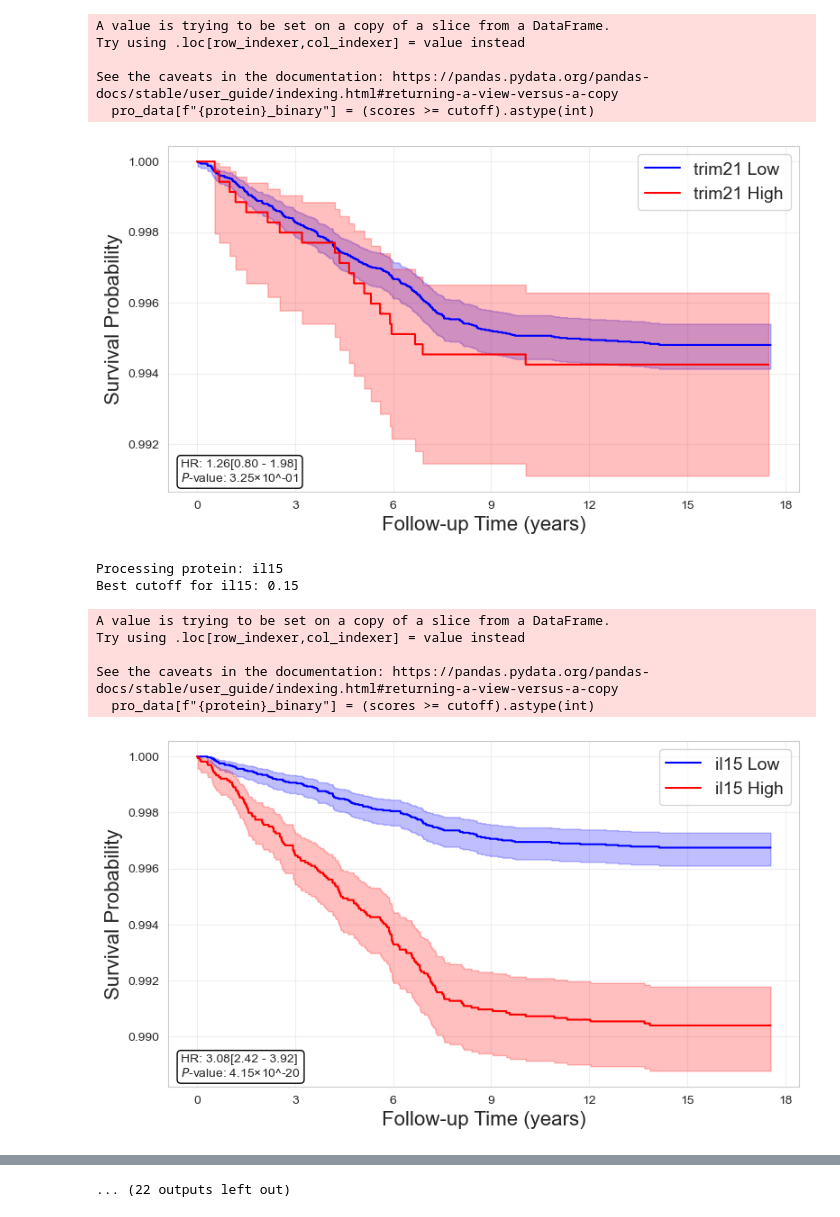
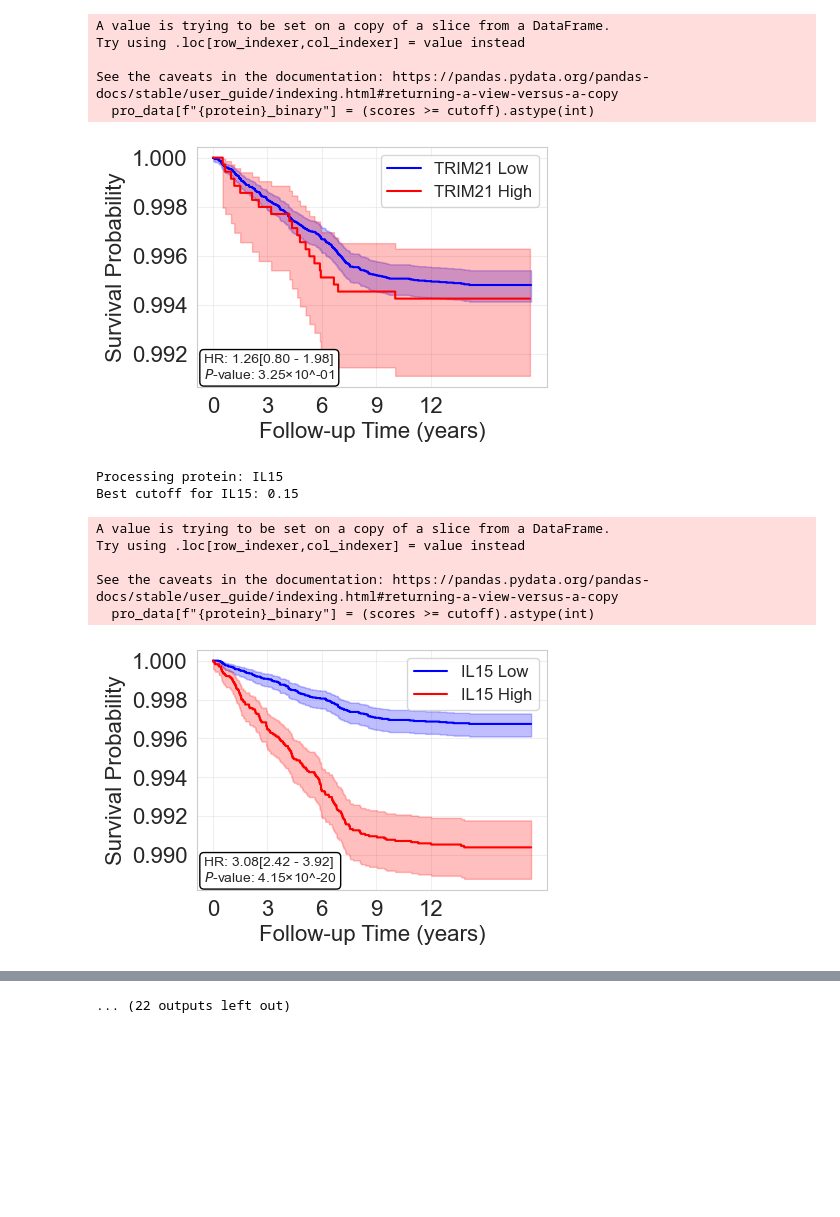
Before and after one commit to Jacob-X/SLE_Protein, a Jupyter notebook: 6.kaplan_meier_plot/1.kaplan_Meier.ipynb, the cells around one changed output, grey strips where cells are left out. Cells and saved outputs as stored; diff of their text form; code cells hidden in the pictures; blank space fills up the shorter version.

```diff
--- a/6.kaplan_meier_plot/1.kaplan_Meier.ipynb
+++ b/6.kaplan_meier_plot/1.kaplan_Meier.ipynb
@@ -4,9 +4,12 @@ import numpy as np
 import matplotlib.pyplot as plt
 from lifelines import KaplanMeierFitter, CoxPHFitter
 from sklearn.metrics import roc_curve
-from statsmodels.stats.multitest import multipletests
+from statsmodels.stats.multitest import multipletests  # 用于校正 p 值
 
 def calculate_youden_cutoff(y, scores):
+    """
+    根据最大化 Youden 指数来计算最佳截断值。
+    """
     fpr, tpr, thresholds = roc_curve(y, scores)
     youden_index = tpr - fpr
     best_index = np.argmax(youden_index)
@@ -14,6 +17,7 @@ def calculate_youden_cutoff(y, scores):
 
 
 def add_at_risk_table(ax, xticks, low_risk_at_risk, low_risk_events, high_risk_at_risk, high_risk_events):
+
     table = ax.table(
         cellText=[high_risk_at_risk,high_risk_events,low_risk_at_risk,low_risk_events],
         rowLabels=["High Protein At Risk","High Protein Events","Low Protein At Risk","Low Protein Events"],
@@ -25,37 +29,55 @@ def add_at_risk_table(ax, xticks, low_risk_at_risk, low_risk_events, high_risk_a
     table.auto_set_font_size(False)
     table.set_fontsize(14)
     table.auto_set_column_width(col=list(range(len(xticks))))
+    # 隐藏表格的边框
     for key, cell in table.get_celld().items():
-        cell.set_linewidth(0)
+        cell.set_linewidth(0)  # 设置边框线宽为 0
 
 
 def plot_kaplan_meier(kmf, time, y, low_risk, high_risk, protein, xticks, output_path, cph, pro_data, pro_labels, time_column, covariates):
+    """
+    绘制 Kaplan-Meier 曲线、在风险人数表，并在左下角显示 Cox 模型结果（HR、95% CI 和校正后的 p 值）。
+    """
+    plt.figure(figsize=(5, 5))
+    ax = plt.gca()
 
-    plt.figure(figsize=(10, 8))
-    ax = plt.gca()
+    # 绘制低风险组曲线
     kmf.fit(time[low_risk], event_observed=y[low_risk], label=f"{protein} Low")
     kmf.plot(ax=ax, ci_show=True, linestyle='-', color='blue')
 
+    # 绘制高风险组曲线
     kmf.fit(time[high_risk], event_observed=y[high_risk], label=f"{protein} High")
     kmf.plot(ax=ax, ci_show=True, linestyle='-', color='red')
+
+    # 添加图标题和轴标签
+    # plt.title(f"Kaplan-Meier Survival Curve for {protein}")
     plt.xlabel("Follow-up Time (years)",fontsize=16)
     plt.ylabel("Survival Probability",fontsize=16)
-    plt.legend(loc="best",fontsize=14)
+    plt.xticks(fontsize = 16)
+    plt.yticks(fontsize=16)
+    plt.legend(loc="best",fontsize=12)
     plt.grid(alpha=0.3)
     plt.xticks(xticks)
 
+    # 添加在风险人数表
+    # 计算高/低风险组在风险人数和事件数
     low_risk_at_risk = [sum((time[low_risk] >= t) & (y[low_risk] == 0)) for t in xticks]
     high_risk_at_risk = [sum((time[high_risk] >= t) & (y[high_risk] == 0)) for t in xticks]
     low_risk_events = [sum((time[low_risk] < t) & (y[low_risk] == 1)) for t in xticks]
     high_risk_events = [sum((time[high_risk] < t) & (y[high_risk] == 1)) for t in xticks]
 
+    # 添加在风险人数表
+    # add_at_risk_table(ax, xticks, low_risk_at_risk, low_risk_events, high_risk_at_risk, high_risk_events)
+
     cox_data = pd.concat([pro_data[[f"{protein}_binary"]], pro_labels[[time_column, "SLE"] + covariates]], axis=1)
     cox_data.columns = [f"{protein}_binary", "Time", "Event"] + covariates
     cph.fit(cox_data, duration_col="Time", event_col="Event")
+
     hr = cph.hazard_ratios_.loc[f"{protein}_binary"]
     ci_lower = np.exp(cph.confidence_intervals_.loc[f"{protein}_binary", "95% lower-bound"])
     ci_upper = np.exp(cph.confidence_intervals_.loc[f"{protein}_binary", "95% upper-bound"])
     p_value = cph.summary.loc[f"{protein}_binary", "p"]
+
     _, corrected_p_value, _, _ = multipletests([p_value], method="fdr_bh")
     corrected_p_value = corrected_p_value[0].item()  # 转换为标量
     corrected_p_value_sci = f"{corrected_p_value:.2e}".replace("e", "×10^").replace("^-", "^-")
@@ -74,53 +96,64 @@ def plot_kaplan_meier(kmf, time, y, low_risk, high_risk, protein, xticks, output
         bbox=dict(facecolor='white', edgecolor='black', boxstyle='round,pad=0.3')
     )
 
-
+    # 调整图表布局并保存图片
     plt.subplots_adjust(left=0.2, bottom=0.4)
+    plt.savefig(output_path, dpi=300, bbox_inches="tight")
     plt.show()
-
 
 
 def plot_kaplan_meier_and_cox(pro_data, pro_labels, time_column, covariates, output_dir):
     disease = "SLE"
     kmf = KaplanMeierFitter()
     cph = CoxPHFitter()
-    cutoff_dict = {}
+
+    cutoff_dict = {}  # 存储蛋白 cutoff 值
 
     for protein in pro_data.columns:
         print(f"Processing protein: {protein}")
+
         scores = pro_data[protein]
         y = pro_labels[disease]
         time = pro_labels[time_column]
         cutoff = calculate_youden_cutoff(y, scores)
         print(f"Best cutoff for {protein}: {cutoff:.2f}")
+
+        # 记录 cutoff 值
         cutoff_dict[protein] = cutoff
+
         pro_data[f"{protein}_binary"] = (scores >= cutoff).astype(int)
+
         high_risk = scores >= cutoff
         low_risk = scores < cutoff
-        max_time = time.max()
-        xticks = np.arange(0, max_time + 3, 3)
+
+        max_time = 15
+        # xticks = np.arange(0, max_time + 3, 3)
+        xticks = np.arange(0, max_time, 3)
 
         km_output_path = f"{output_dir}/{protein}_km_curve.pdf"
         plot_kaplan_meier(kmf, time, y, low_risk, high_risk, protein, xticks, km_output_path,
                           cph=CoxPHFitter(), pro_data=pro_data, pro_labels=pro_labels,
-                          time_column="fp-SLE", covariates=["sex", "ethnicity"])
+                          time_column="FP-SLE", covariates=["SEX", "ETHNICITY"])
 
+    # 保存 cutoff 值为 CSV
     cutoff_df = pd.DataFrame(list(cutoff_dict.items()), columns=['Protein', 'Cutoff'])
     cutoff_df.to_csv(f"{output_dir}/protein_cutoffs.csv", index=False)
     print(f"Cutoff values saved to {output_dir}/protein_cutoffs.csv")
 
-
-
 if __name__ == '__main__':
-
+    # 加载数据
     pro = pd.read_csv("/Volumes/data_files/UKB_data/processed_data/immune_pro.csv")
     pro = pro.fillna(pro.median(numeric_only=True))
     pro = pro[pro["fp-SLE"] > 0]
 
-    pro_data = pro[['trim21', 'il15', 'scarb2', 'lgals9', 'pdcd1', 'sod2', 'mepe', 'lag3', 'cxcl16', 'pomc', 'bst2']]
-    pro_labels = pro[["SLE", "fp-SLE", "sex", "ethnicity"]]
-    time_column = "fp-SLE"
-    covariates = ["sex", "ethnicity"]
+    pro.columns = pro.columns.str.upper()
+    # 提取特征和目标变量
+    pro_data = pro[['TRIM21', 'IL15', 'SCARB2', 'LGALS9', 'PDCD1', 'SOD2', 'MEPE', 'LAG3', 'CXCL16', 'POMC', 'BST2']]
+    pro_labels = pro[["SLE", "FP-SLE", "SEX", "ETHNICITY"]]
+    time_column = "FP-SLE"
+    covariates = ["SEX", "ETHNICITY"]
+    output_dir="./km"
 
-    plot_kaplan_meier_and_cox(pro_data, pro_labels, time_column, covariates, output_dir="/Volumes/data_files/UKB_data/immune_result/km_curves_auc_3")
+    # 绘制 Kaplan-Meier 曲线并计算 Cox 模型
+    plot_kaplan_meier_and_cox(pro_data, pro_labels, time_column, covariates, output_dir)
 # %% [output]
@@ -129,14 +162,14 @@ Best cutoff for trim21: 1.21
 A value is trying to be set on a copy of a slice from a DataFrame.
 Try using .loc[row_indexer,col_indexer] = value instead
 
 See the caveats in the documentation: https://pandas.pydata.org/pandas-docs/stable/user_guide/indexing.html#returning-a-view-versus-a-copy
   pro_data[f"{protein}_binary"] = (scores >= cutoff).astype(int)
-[figure, old version]
+[figure, new version]
-Processing protein: il15
-Best cutoff for il15: 0.15
+Processing protein: IL15
+Best cutoff for IL15: 0.15
 A value is trying to be set on a copy of a slice from a DataFrame.
 Try using .loc[row_indexer,col_indexer] = value instead
 
 See the caveats in the documentation: https://pandas.pydata.org/pandas-docs/stable/user_guide/indexing.html#returning-a-view-versus-a-copy
   pro_data[f"{protein}_binary"] = (scores >= cutoff).astype(int)
-[figure, old version]
+[figure, new version]
```
Also changed, not shown: parts of 1 cell of this notebook, 32 other files.
